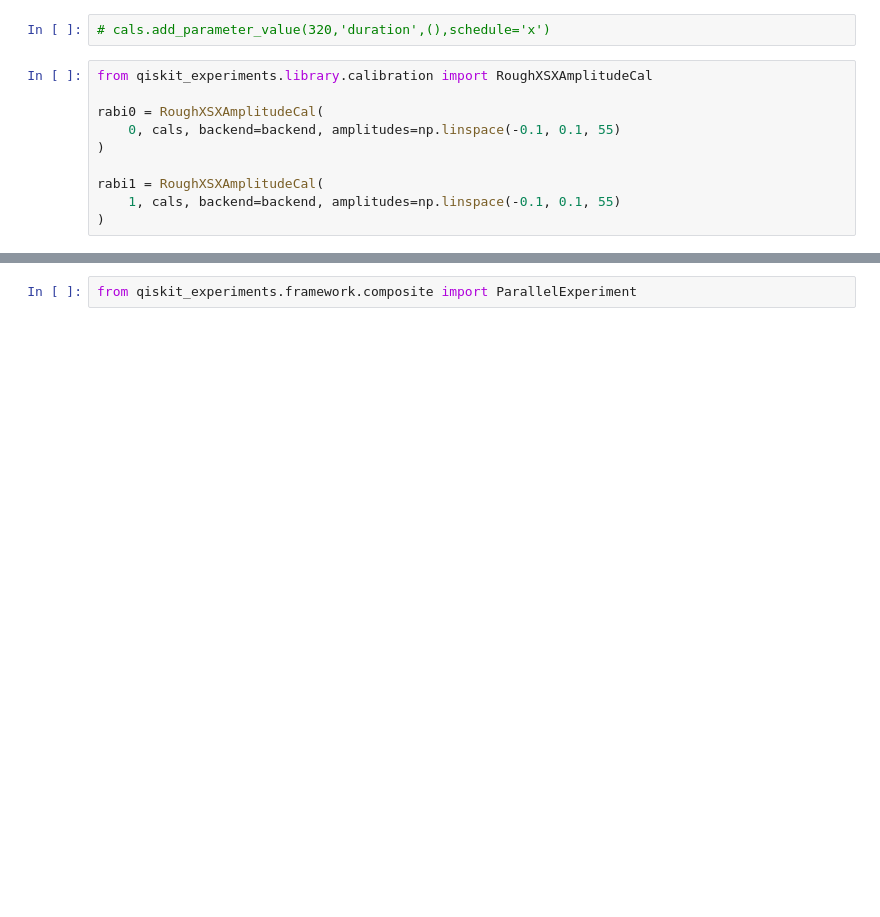
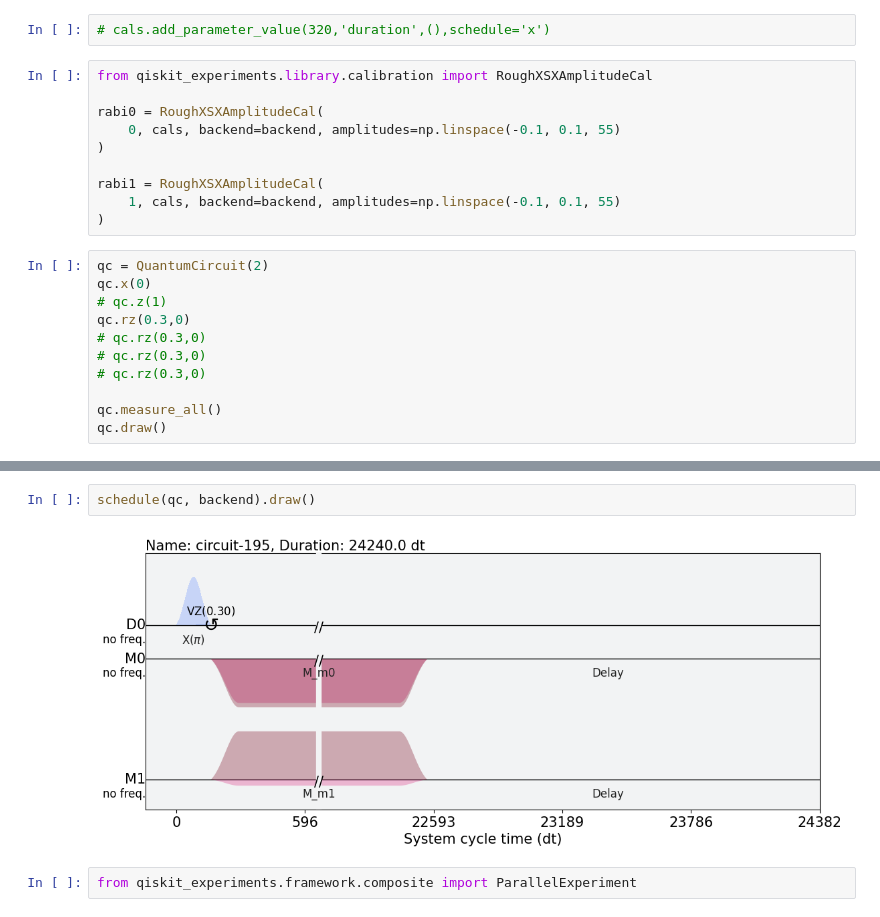
Before and after one commit to rupeshknn/pulse-backend-qamp22, a Jupyter notebook: 3 level qubit-backend-v4.ipynb, the cells around one changed output, grey strips where cells are left out. Saved outputs shown, nothing was run; the diff lists cells and outputs as text; blank space fills up the shorter version.

```diff
--- a/3 level qubit-backend-v4.ipynb
+++ b/3 level qubit-backend-v4.ipynb
@@ -78,3 +78,14 @@ rabi0 = RoughXSXAmplitudeCal(
 rabi1 = RoughXSXAmplitudeCal(
     1, cals, backend=backend, amplitudes=np.linspace(-0.1, 0.1, 55)
 )
+# %%
+qc = QuantumCircuit(2)
+qc.x(0)
+# qc.z(1)
+qc.rz(0.3,0)
+# qc.rz(0.3,0)
+# qc.rz(0.3,0)
+# qc.rz(0.3,0)
+
+qc.measure_all()
+qc.draw()
@@ -81,3 +101,7 @@ rabi1 = RoughXSXAmplitudeCal(
+# %%
+schedule(qc, backend).draw()
+# %% [output]
+[figure, added]
 # %%
 from qiskit_experiments.framework.composite import ParallelExperiment
 # %%
```
Also changed, not shown: parts of 1 cell of this notebook, 5 other files.
